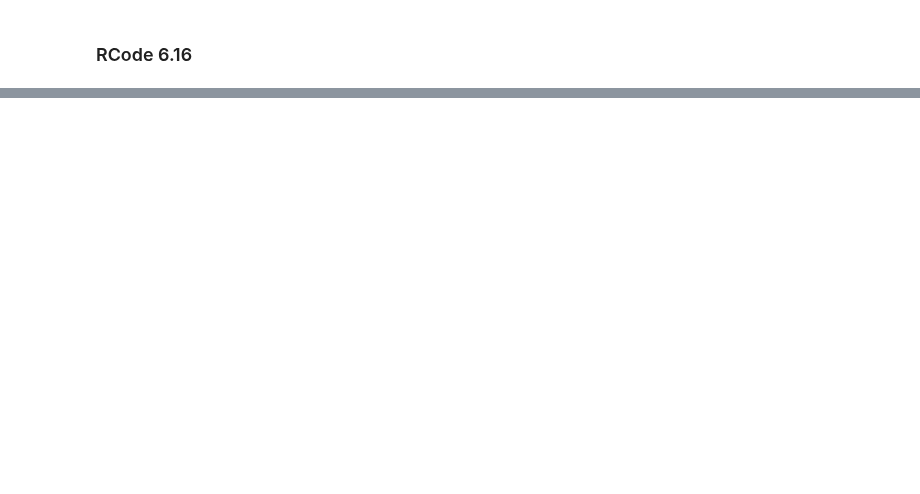
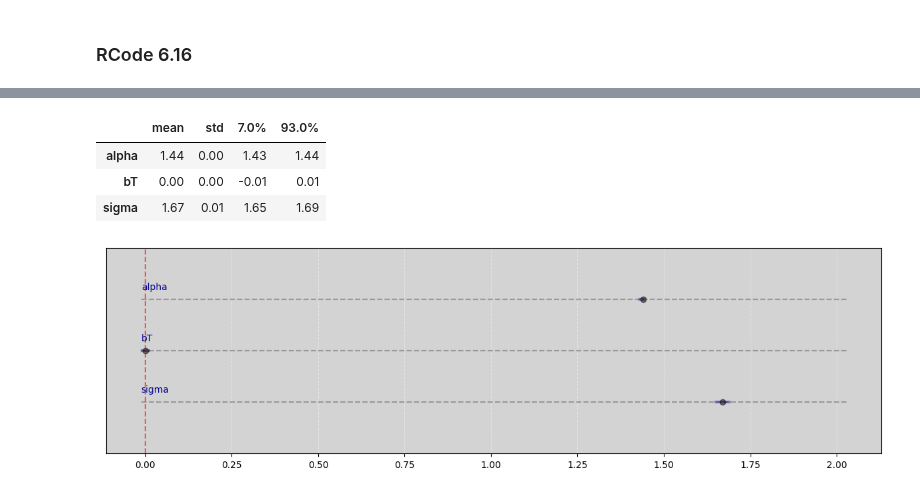
Before and after one commit to rodolphomacedo/statistical_rethinking_pt_BR, a Jupyter notebook: parte_6.ipynb, the cells around one changed output, grey strips where cells are left out. Saved outputs shown, nothing was run; the diff lists cells and outputs as text; code cells hidden in the pictures; blank space fills up the shorter version.

```diff
--- a/parte_6.ipynb
+++ b/parte_6.ipynb
@@ -806,0 +830,35 @@ Vide.plot_forest(samples)
+# %%
+model = """
+    data {
+        int N;
+        vector[N] h0;
+        vector[N] h1;
+        vector[N] T;  // Treatment
+    }
+
+    parameters {
+        real<lower=0> alpha;
+        real bT;
+        real<lower=0> sigma;
+    }
+
+    model {
+        alpha ~ lognormal(0, 0.2);
+        bT ~ normal(0, 0.5);
+        sigma ~ exponential(1);
+
+        for (n in 1:N){
+            h1[n] ~ normal((alpha + bT*T) * h0[n], sigma);
+        }
+    }
+"""
+
+data = {
+    'N': N,
+    'h0': h0,
+    'h1': h1,
+    'T': treatment,
+}
+
+posteriori = stan.build(model, data=data)
+samples = posteriori.sample(num_chains=4, num_samples=1000)
@@ -806,0 +883,11 @@ Vide.plot_forest(samples)
+# %%
+Vide.summary(samples)
+# %% [output]
+|  | mean | std | 7.0% | 93.0% |
+| alpha | 1.44 | 0.00 | 1.43 | 1.44 |
+| bT | 0.00 | 0.00 | -0.01 | 0.01 |
+| sigma | 1.67 | 0.01 | 1.65 | 1.69 |
+# %%
+Vide.plot_forest(samples)
+# %% [output]
+[figure, added]
```
Also changed, not shown: parts of 27 cells of this notebook.
